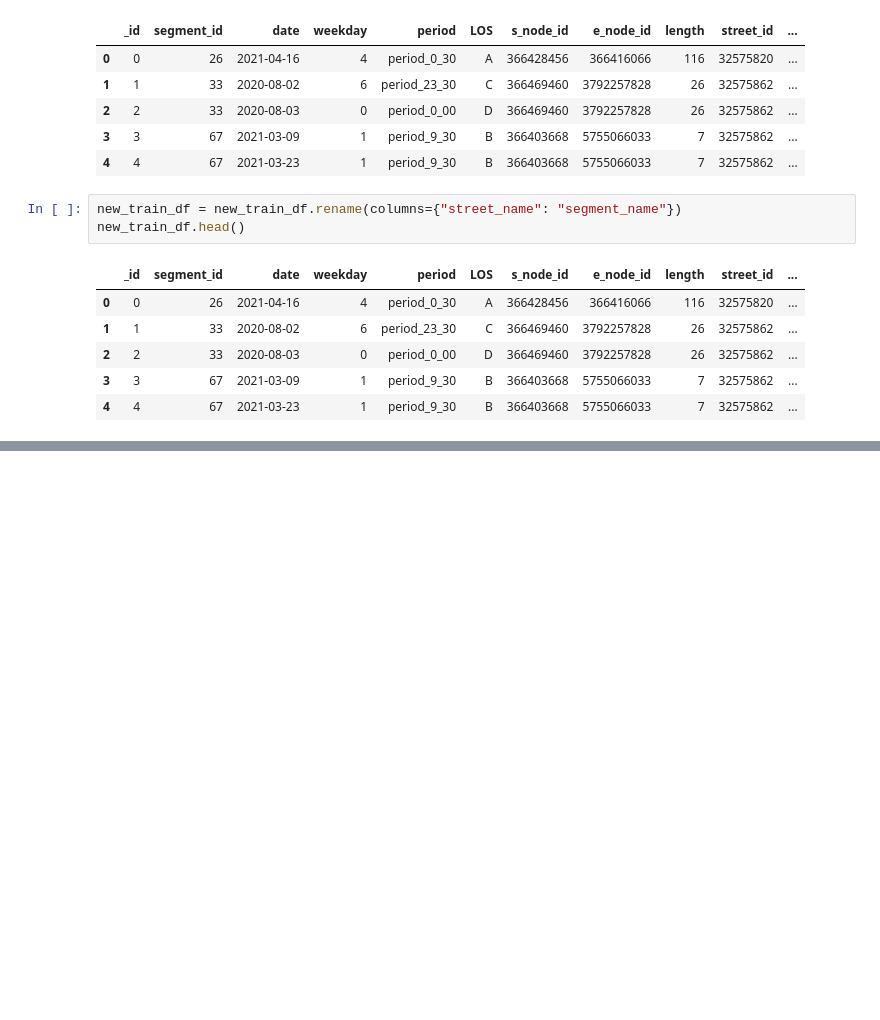
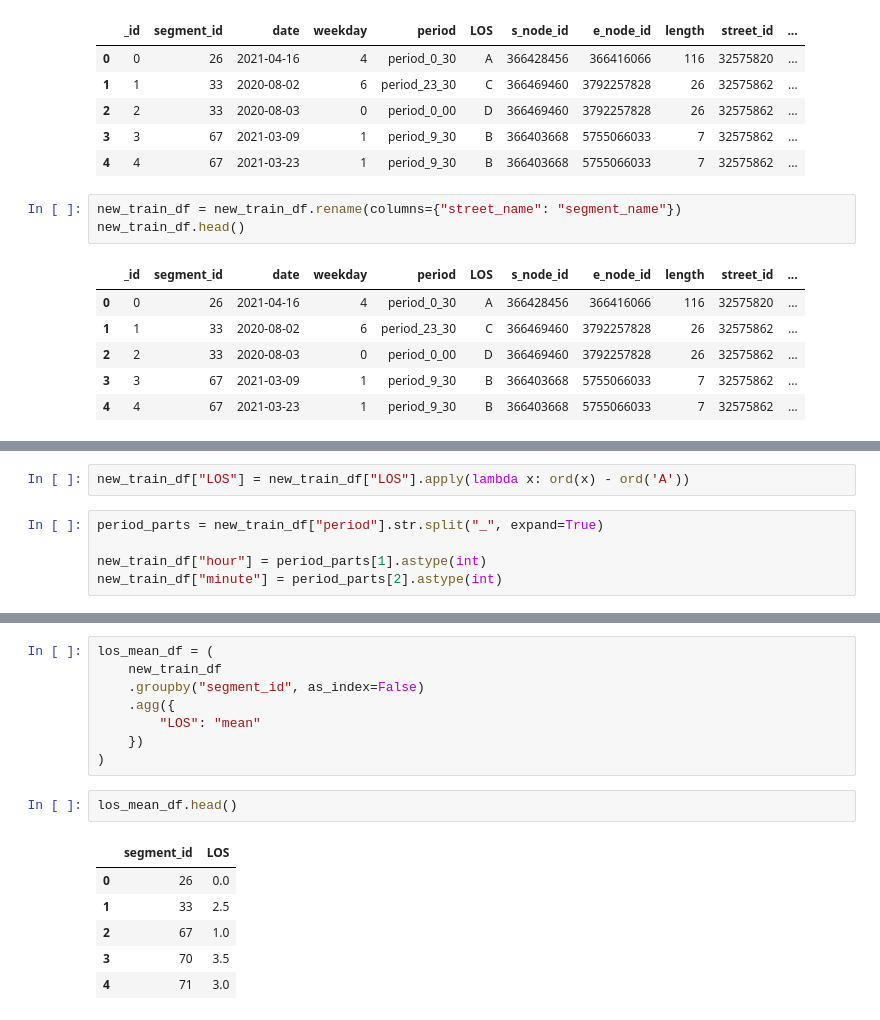
Before and after one commit to An-Sadek/HCM_IOT_GNN, a Jupyter notebook: preprocess/exploration.ipynb, the cells around one changed output, grey strips where cells are left out. Cells and saved outputs as stored; diff of their text form; blank space fills up the shorter version.

Commit message:
Xu ly them EDA, viet them pipelines chi loc active segments

```diff
--- a/preprocess/exploration.ipynb
+++ b/preprocess/exploration.ipynb
@@ -1200,0 +1075,7 @@ print(velocity_mat.index.min(), velocity_mat.index.max())
+# %%
+new_train_df["LOS"] = new_train_df["LOS"].apply(lambda x: ord(x) - ord('A'))
+# %%
+period_parts = new_train_df["period"].str.split("_", expand=True)
+
+new_train_df["hour"] = period_parts[1].astype(int)
+new_train_df["minute"] = period_parts[2].astype(int)
@@ -1200,0 +1256,17 @@ print(velocity_mat.index.min(), velocity_mat.index.max())
+# %%
+los_mean_df = (
+    new_train_df
+    .groupby("segment_id", as_index=False)
+    .agg({
+        "LOS": "mean"
+    })
+)
+# %%
+los_mean_df.head()
+# %% [output]
+|  | segment_id | LOS |
+| 0 | 26 | 0.0 |
+| 1 | 33 | 2.5 |
+| 2 | 67 | 1.0 |
+| 3 | 70 | 3.5 |
+| 4 | 71 | 3.0 |
```
Also changed, not shown: parts of 50 cells of this notebook, 2 other files.
